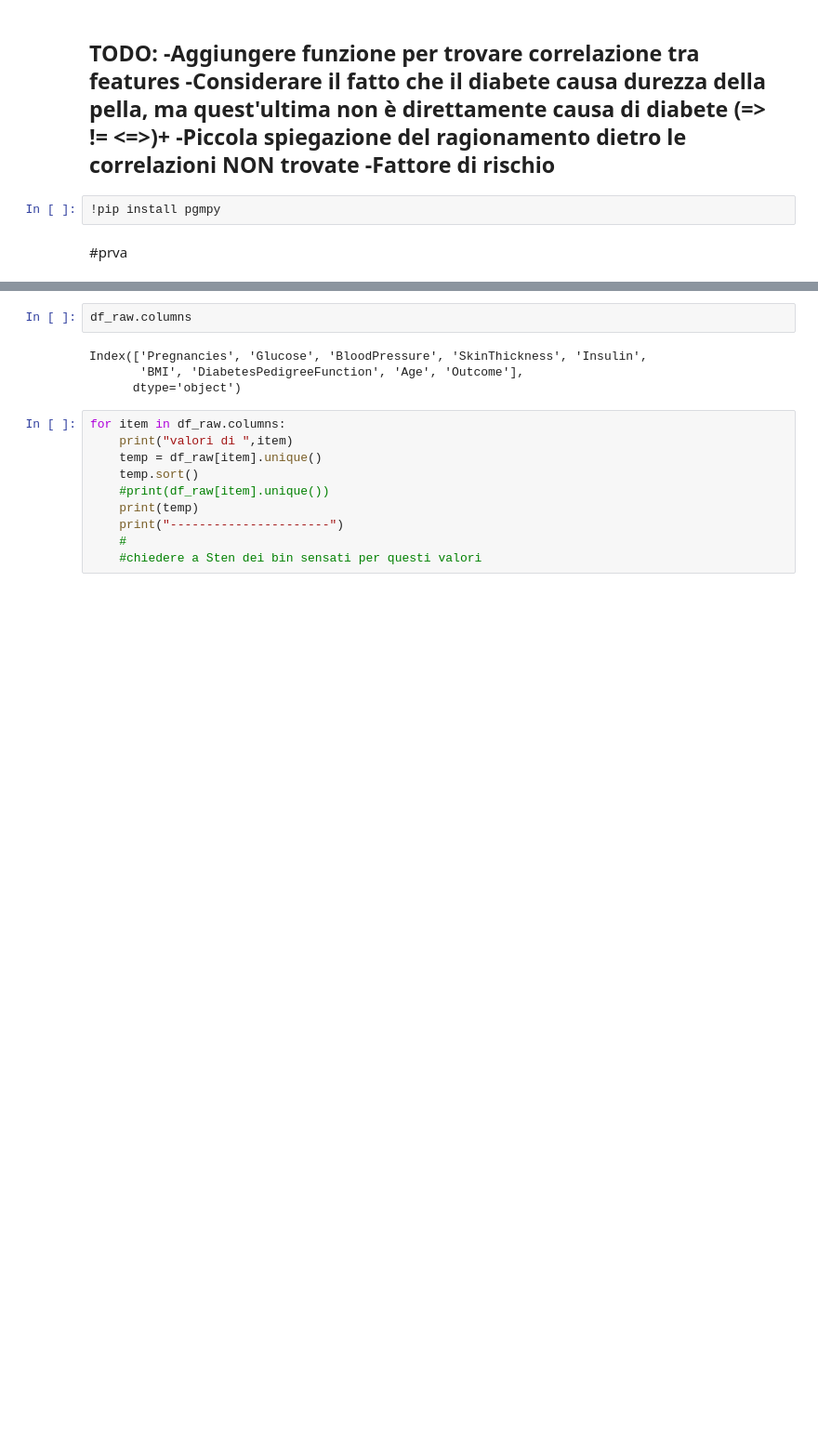
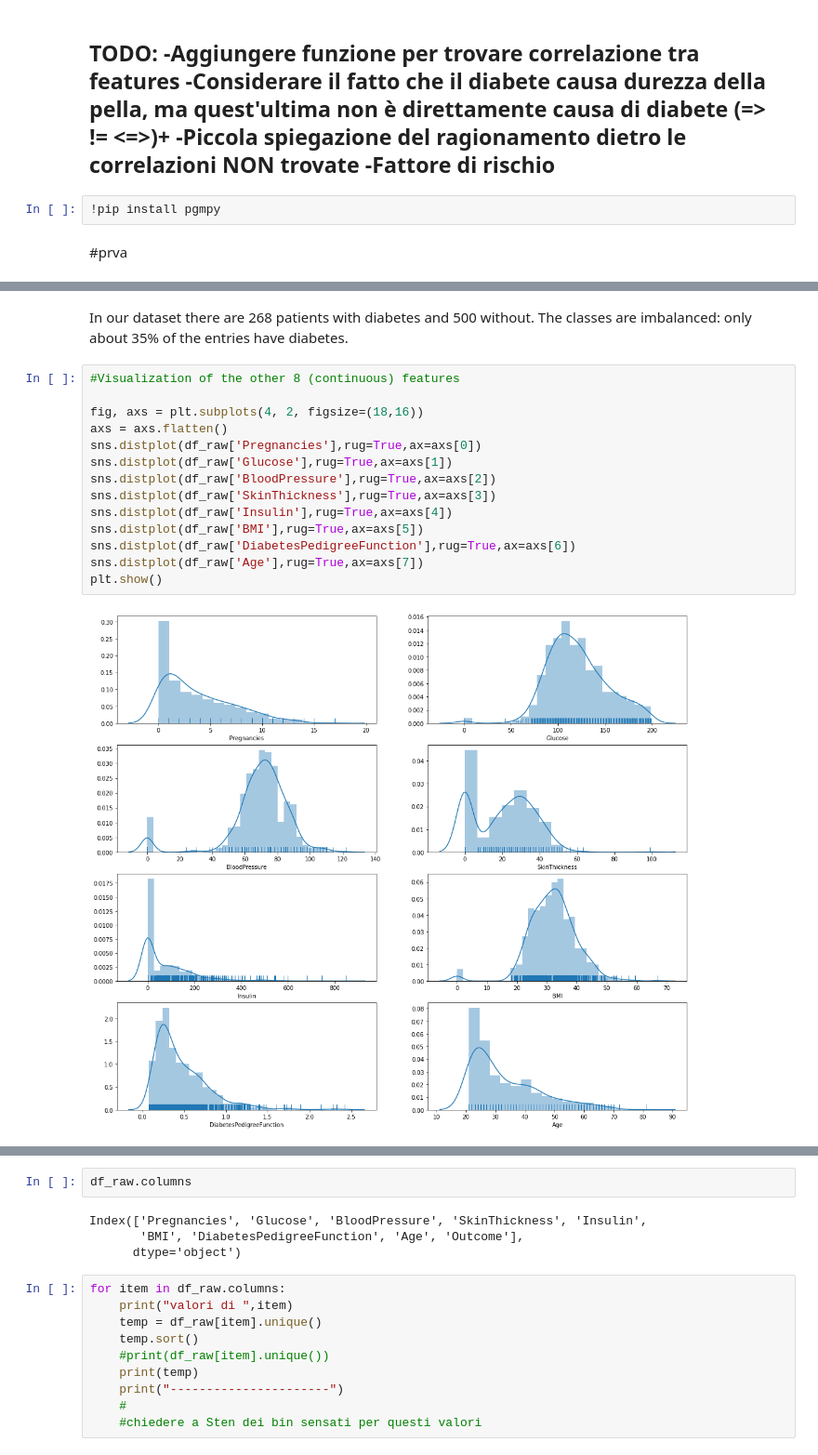
Before and after one commit to LucaZucchini97/Project_Venieri_Zucchini, a Jupyter notebook: FAIKR3_project_Venieri_Zucchini.ipynb, the cells around one changed output, grey strips where cells are left out. Shown: that part at 93% size. Saved outputs shown, nothing was run; the diff lists cells and outputs as text; blank space fills up the shorter version.

```diff
--- a/FAIKR3_project_Venieri_Zucchini.ipynb
+++ b/FAIKR3_project_Venieri_Zucchini.ipynb
@@ -46,2 +89,20 @@ df_raw.head()
+# %% [markdown]
+In our dataset there are 268 patients with diabetes and 500 without. The classes are imbalanced: only about 35% of the entries have diabetes.
+# %%
+#Visualization of the other 8 (continuous) features
+
+fig, axs = plt.subplots(4, 2, figsize=(18,16))
+axs = axs.flatten()
+sns.distplot(df_raw['Pregnancies'],rug=True,ax=axs[0])
+sns.distplot(df_raw['Glucose'],rug=True,ax=axs[1])
+sns.distplot(df_raw['BloodPressure'],rug=True,ax=axs[2])
+sns.distplot(df_raw['SkinThickness'],rug=True,ax=axs[3])
+sns.distplot(df_raw['Insulin'],rug=True,ax=axs[4])
+sns.distplot(df_raw['BMI'],rug=True,ax=axs[5])
+sns.distplot(df_raw['DiabetesPedigreeFunction'],rug=True,ax=axs[6])
+sns.distplot(df_raw['Age'],rug=True,ax=axs[7])
+plt.show()
+# %% [output]
+[figure, added]
 # %%
 df_raw.corr()
```
Also changed, not shown: parts of 12 cells of this notebook, 1 other file.
